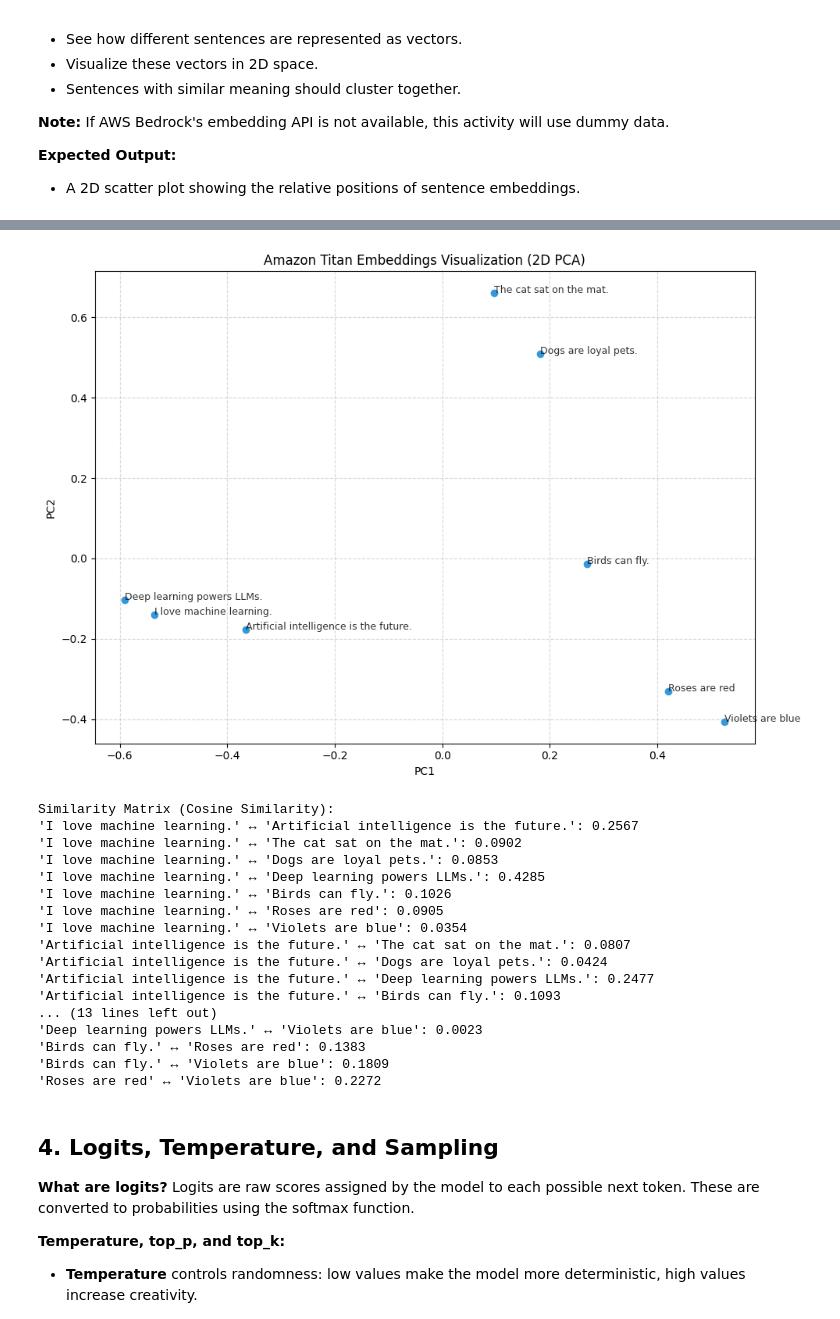
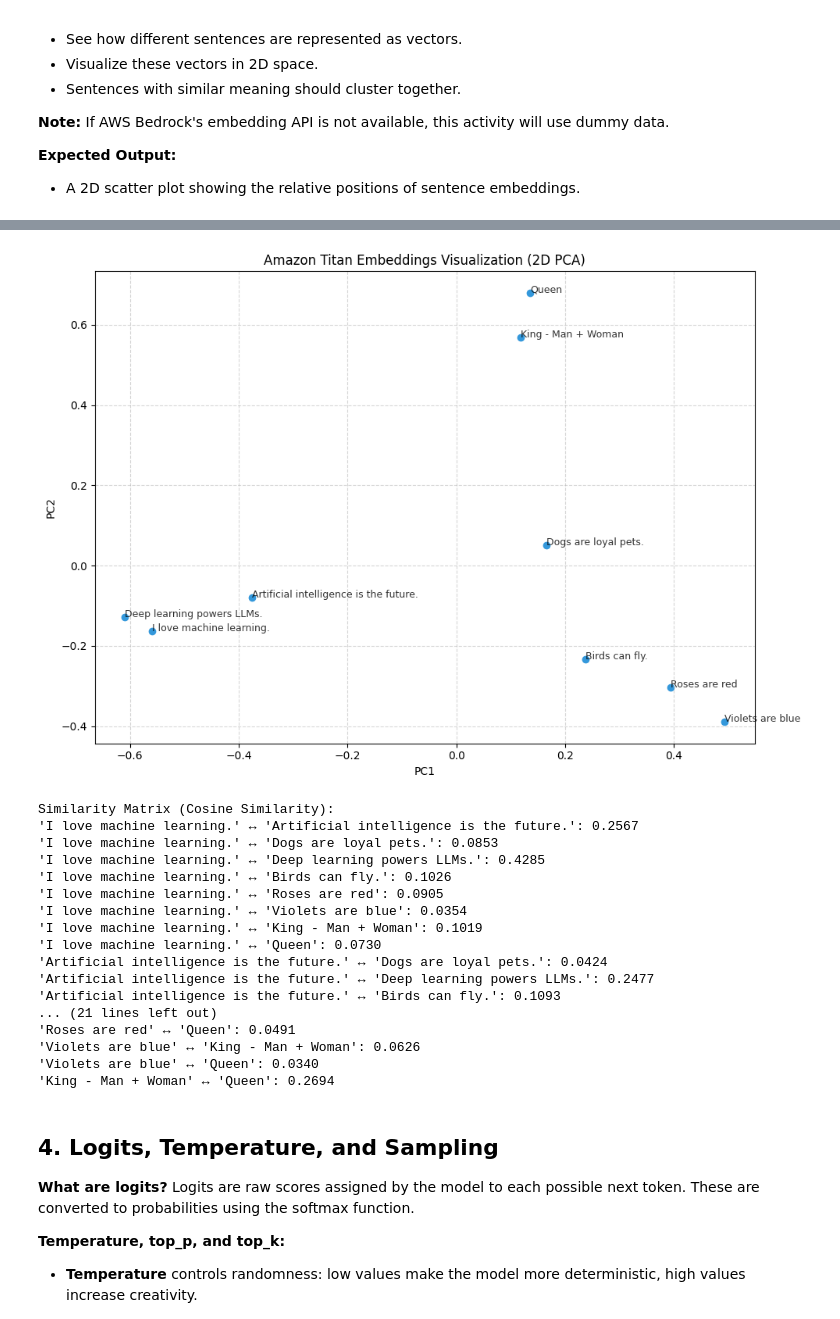
Before and after one commit to chelseaarjun/ai-education, a Jupyter notebook: notebooks/llm_foundations_lab.ipynb, the cells around one changed output, grey strips where cells are left out. Drawn from its saved outputs; the diff is of its cells as text; code cells hidden in the pictures.

```diff
--- a/notebooks/llm_foundations_lab.ipynb
+++ b/notebooks/llm_foundations_lab.ipynb
@@ -89,7 +88,7 @@ request_body = {
 
 import json
 response = bedrock.invoke_model(
-    modelId=inference_profile,
+    modelId=model_id,
     body=json.dumps(request_body),
     contentType='application/json'
 )
@@ -180,21 +179,21 @@ Embeddings are numerical vector representations of text that capture meaning and
 # %%
 # Embeddings visualization using Amazon Bedrock Titan embedding model
 import numpy as np
+import json
 import matplotlib.pyplot as plt
 from sklearn.decomposition import PCA
-import boto3
-import json
 from sklearn.metrics.pairwise import cosine_similarity
 
 sentences = [
     'I love machine learning.',
     'Artificial intelligence is the future.',
-    'The cat sat on the mat.',
     'Dogs are loyal pets.',
     'Deep learning powers LLMs.',
     'Birds can fly.',
     'Roses are red',
-    'Violets are blue'
+    'Violets are blue',
+    'King - Man + Woman',
+    'Queen'
 ]
 
 # Function to get embeddings from Bedrock Titan model
@@ -236,6 +235,7 @@ print(f'Embedding dimension: {embeddings.shape[1]}')
 # Reduce from 1536D to 2D for visualization purposes
 # PCA finds the principal components (directions of maximum variance) to preserve
 # semantic relationships between sentences while enabling 2D plottingpca = PCA(n_components=2)
+pca = PCA(n_components=2)
 embeddings_2d = pca.fit_transform(embeddings)
 
 # Create visualization
@@ -264,22 +264,22 @@ Successfully retrieved 8 embeddings from Bedrock.
 Embedding dimension: 1024
-[figure, old version]
+[figure, new version]
 Similarity Matrix (Cosine Similarity):
 'I love machine learning.' ↔ 'Artificial intelligence is the future.': 0.2567
-'I love machine learning.' ↔ 'The cat sat on the mat.': 0.0902
 'I love machine learning.' ↔ 'Dogs are loyal pets.': 0.0853
 'I love machine learning.' ↔ 'Deep learning powers LLMs.': 0.4285
 'I love machine learning.' ↔ 'Birds can fly.': 0.1026
 'I love machine learning.' ↔ 'Roses are red': 0.0905
 'I love machine learning.' ↔ 'Violets are blue': 0.0354
-'Artificial intelligence is the future.' ↔ 'The cat sat on the mat.': 0.0807
+'I love machine learning.' ↔ 'King - Man + Woman': 0.1019
+'I love machine learning.' ↔ 'Queen': 0.0730
 'Artificial intelligence is the future.' ↔ 'Dogs are loyal pets.': 0.0424
 'Artificial intelligence is the future.' ↔ 'Deep learning powers LLMs.': 0.2477
 'Artificial intelligence is the future.' ↔ 'Birds can fly.': 0.1093
-... (13 lines left out)
-'Deep learning powers LLMs.' ↔ 'Violets are blue': 0.0023
-'Birds can fly.' ↔ 'Roses are red': 0.1383
-'Birds can fly.' ↔ 'Violets are blue': 0.1809
-'Roses are red' ↔ 'Violets are blue': 0.2272
+... (21 lines left out)
+'Roses are red' ↔ 'Queen': 0.0491
+'Violets are blue' ↔ 'King - Man + Woman': 0.0626
+'Violets are blue' ↔ 'Queen': 0.0340
+'King - Man + Woman' ↔ 'Queen': 0.2694
 # %% [markdown]
 ## 4. Logits, Temperature, and Sampling
 
```
Also changed, not shown: parts of 6 cells of this notebook.
